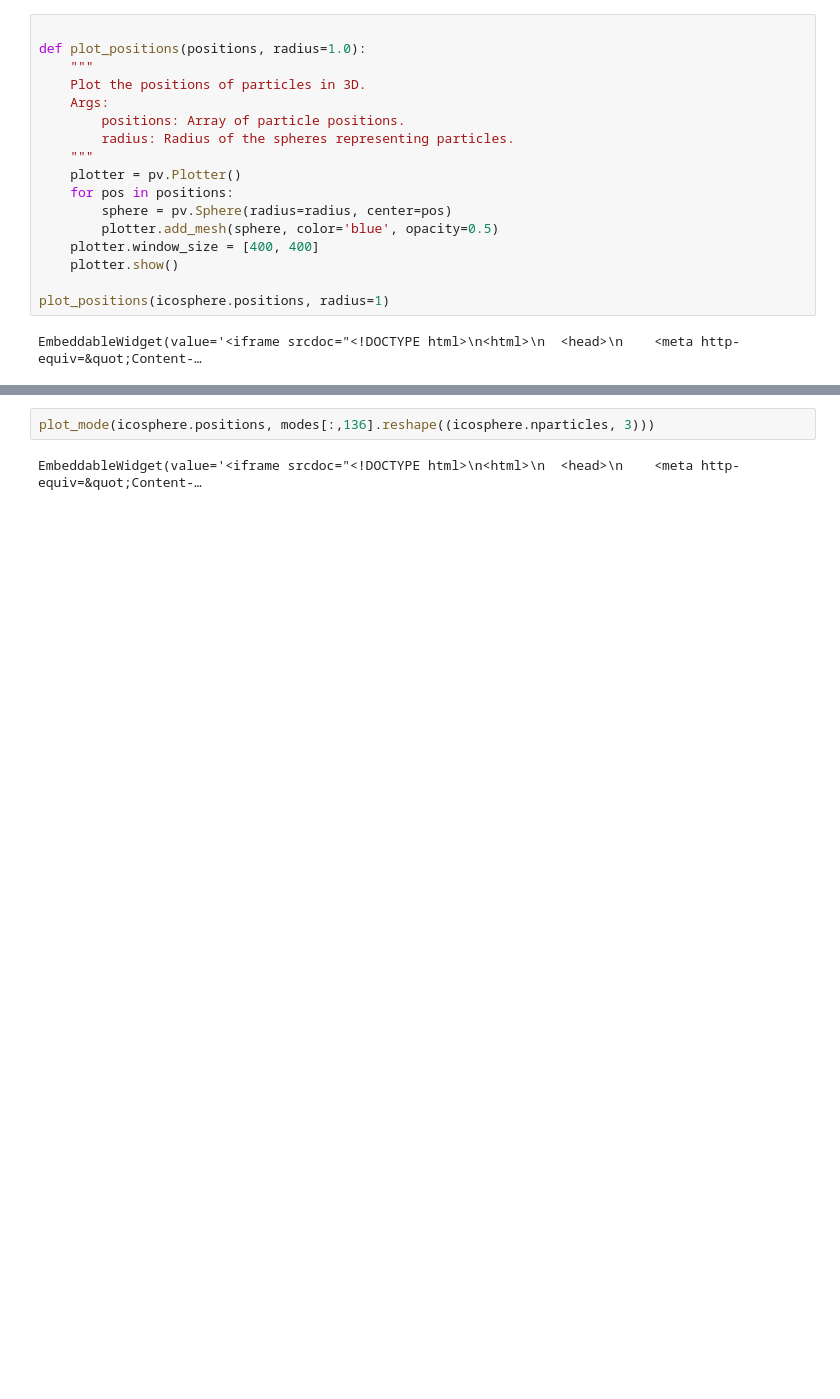
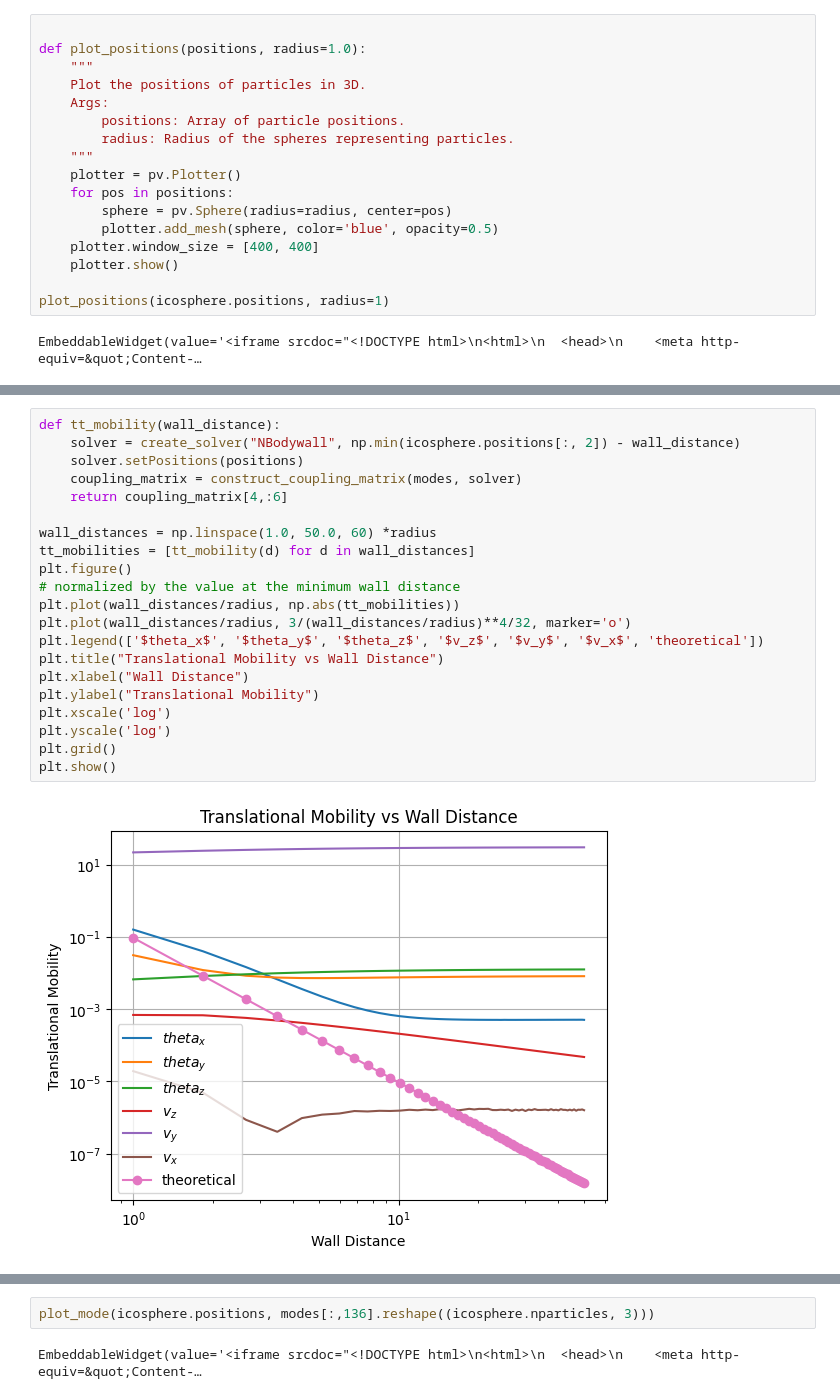
Before and after one commit to JJkrokoder/hydrodynamic_int, a Jupyter notebook: examples/icosphere_diag/oscilation_modes_deco.ipynb, the cells around one changed output, grey strips where cells are left out. Saved outputs shown, nothing was run; the diff lists cells and outputs as text; blank space fills up the shorter version.

```diff
--- a/examples/icosphere_diag/oscilation_modes_deco.ipynb
+++ b/examples/icosphere_diag/oscilation_modes_deco.ipynb
@@ -241,3 +290,26 @@ first 6 x 6 coupling matrix elements:
+# %%
+def tt_mobility(wall_distance):
+    solver = create_solver("NBodywall", np.min(icosphere.positions[:, 2]) - wall_distance)
+    solver.setPositions(positions)
+    coupling_matrix = construct_coupling_matrix(modes, solver)
+    return coupling_matrix[4,:6]
+
+wall_distances = np.linspace(1.0, 50.0, 60) *radius
+tt_mobilities = [tt_mobility(d) for d in wall_distances]
+plt.figure()
+# normalized by the value at the minimum wall distance
+plt.plot(wall_distances/radius, np.abs(tt_mobilities))
+plt.plot(wall_distances/radius, 3/(wall_distances/radius)**4/32, marker='o')
+plt.legend(['$theta_x$', '$theta_y$', '$theta_z$', '$v_z$', '$v_y$', '$v_x$', 'theoretical'])
+plt.title("Translational Mobility vs Wall Distance")
+plt.xlabel("Wall Distance")
+plt.ylabel("Translational Mobility")
+plt.xscale('log')
+plt.yscale('log')
+plt.grid()
+plt.show()
+# %% [output]
+[figure, added]
 # %%
 
 for i in range(6):
```
Also changed, not shown: parts of 9 cells of this notebook.
